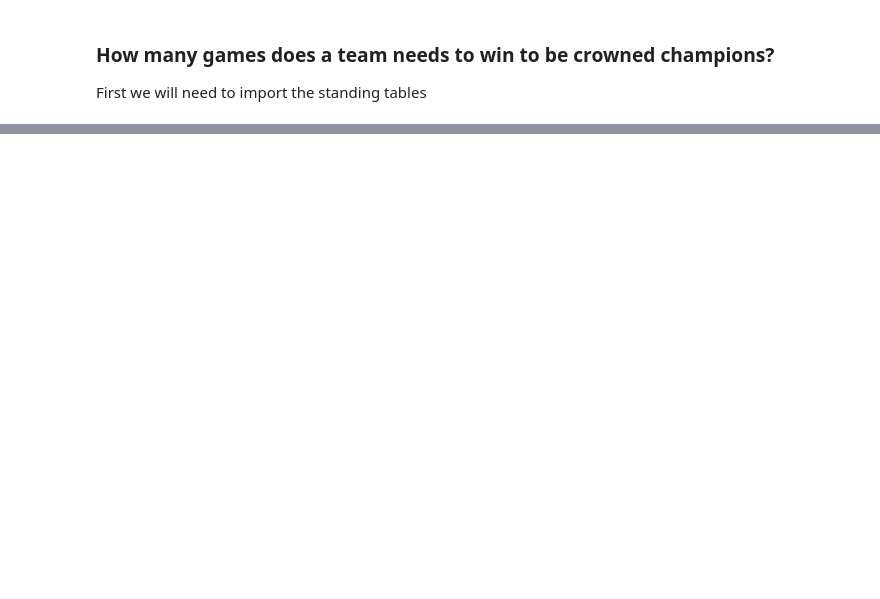
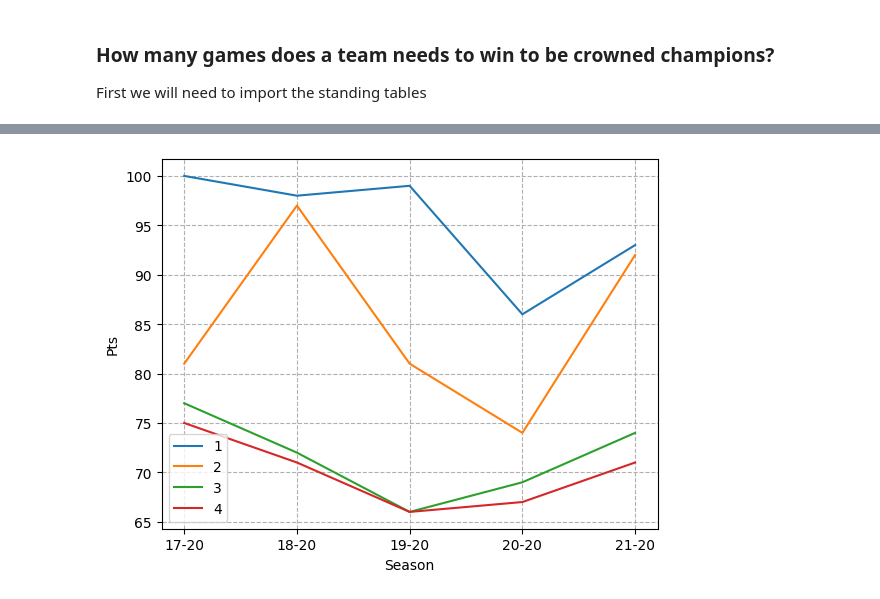
Before and after one commit to p13kara33/FootballData, a Jupyter notebook: footballdata/test_fbref.ipynb, the cells around one changed output, grey strips where cells are left out. Cells and saved outputs as stored; diff of their text form; code cells hidden in the pictures; blank space fills up the shorter version.

```diff
--- a/footballdata/test_fbref.ipynb
+++ b/footballdata/test_fbref.ipynb
@@ -132,0 +32,24 @@ MultiIndex([(   'Performance',              'Gls'),
+# %%
+p_dir = "./frames/England/1/"
+seasons = {
+    "2017-2018": "standings_table.xlsx",
+    "2018-2019": "standings_table.xlsx",
+    "2019-2020": "standings_table.xlsx",
+    "2020-2021": "standings_table.xlsx",
+    "2021-2022": "standings_table.xlsx",
+}
+dfs = {}
+for season, file in seasons.items():
+    dfs[season] = pd.read_excel(f"{p_dir}{season}/{file}")
+    dfs[season].drop(columns="Unnamed: 0", inplace=True)
+    # dfs[season].set_index("Rk", inplace=True)
+    # dfs[season] = dfs[season].T
+# %%
+for season, standings_table in dfs.items():
+    seas_short = season[2:7]
+    standings_table["Season"] = seas_short
+
+five_yrs_standings = pd.concat(dfs.values(), ignore_index=True)
+# %%
+ucl = five_yrs_standings[five_yrs_standings.Rk <= 4]
+ucl.head()
@@ -132,0 +63,13 @@ MultiIndex([(   'Performance',              'Gls'),
+# %%
+rankings = ucl.Rk.unique()
+for ranking in rankings:
+    ucl_r = ucl[ucl.Rk == ranking]
+    plt.plot(ucl_r.Season, ucl_r.Pts, label=ranking)
+
+plt.xlabel("Season")
+plt.ylabel("Pts")
+plt.grid(linestyle="dashed")
+plt.legend()
+plt.show()
+# %% [output]
+[figure, added]
```
Also changed, not shown: parts of 20 cells of this notebook, 8 other files.
